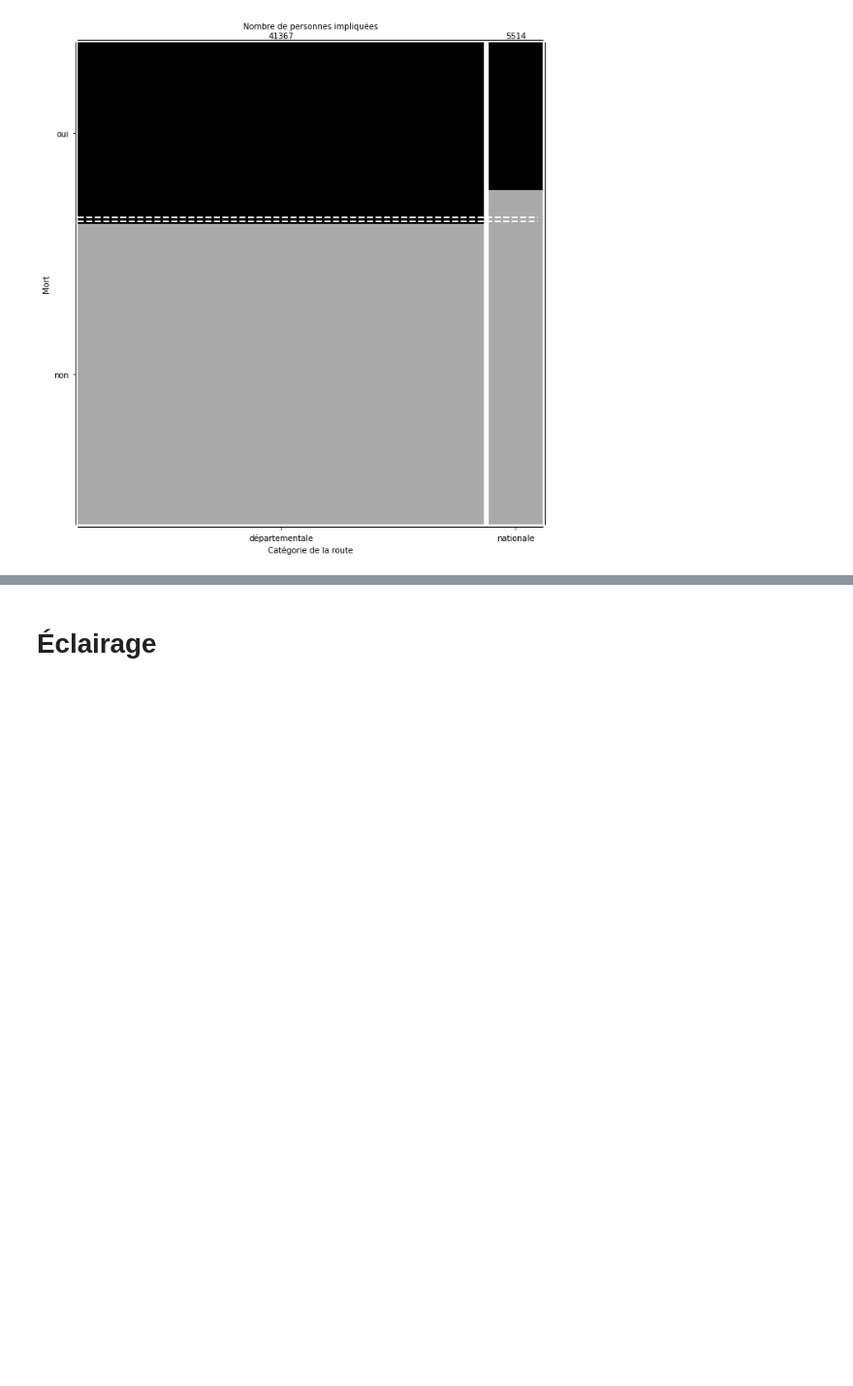
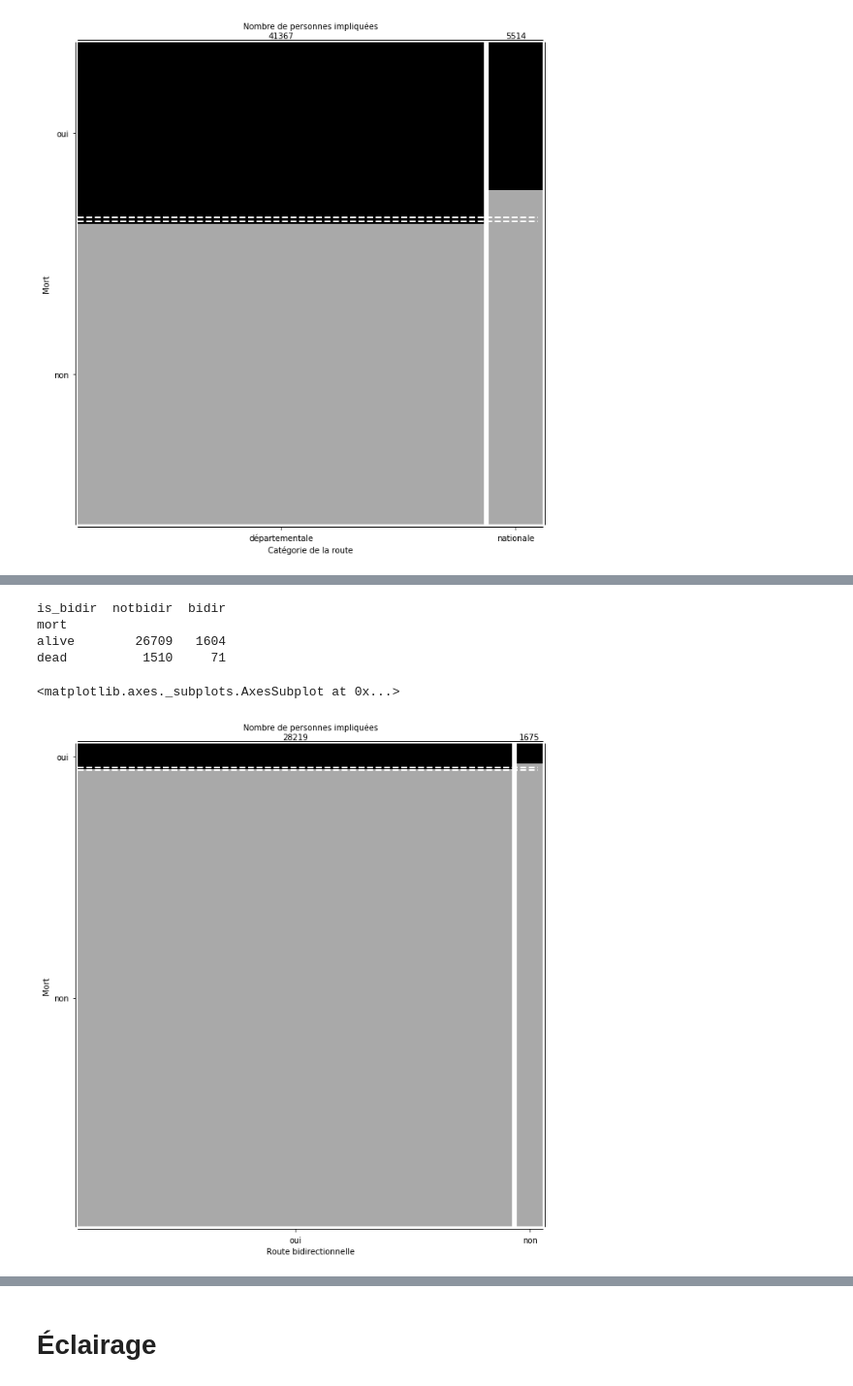
Before and after one commit to ericbenhamou/MASH_IPJ_2018, a Jupyter notebook: Untitled.ipynb, the cells around one changed output, grey strips where cells are left out. Shown: that part at 97% size. Cells and saved outputs as stored; diff of their text form; code cells hidden in the pictures; blank space fills up the shorter version.

```diff
--- a/Untitled.ipynb
+++ b/Untitled.ipynb
@@ -595,3 +603,30 @@ alive       3820  25815
 dead        1694  15552
 <matplotlib.axes._subplots.AxesSubplot at 0x...>
 [figure]
+# %%
+accidents_nat_dep = accidents[ accidents['catr'].isin({2,3})]
+accidents_nat_dep["mort"] = (accidents_int["grav"] == 2)
+accidents_nat_dep["grav_fatal"] = accidents_nat_dep["grav"].isin({2,3})
+accidents_nat_dep["is_bidir"] = accidents_nat_dep["circ"] == 3
+
+print("Test du chi2 : la bidirectionnalité est-elle indépendante de"\
+      "indépendant de la gravité de l’accident ?")
+ct_grav_bidir_denormalized = pd.crosstab(accidents_nat_dep["grav"], accidents_nat_dep["is_bidir"])
+res_test = scs.chi2_contingency(ct_grav_bidir_denormalized)
+print("La p-value est de {:.2e}.".format(res_test[1]))
+print()
+
+print("Test du chi2 : indépendance des chances de mourir et d’être sur route bidirectionnelle ?")
+res_test = scs.pearsonr(accidents_nat_dep['is_bidir'],
+                        accidents_nat_dep['mort'])
+p_value = res_test[1]
+print("La p-value est de {:.2e}.".format(p_value))
+print("La corrélation est de {:.2e}.".format(res_test[0]))
+print()
+
+print("Test du chi2 : indépendance des chances de mourir ou être blessé grave et d’être sur route bidirectionnelle ?")
+res_test = scs.pearsonr(accidents_nat_dep['is_bidir'],
+                        accidents_nat_dep['grav_fatal'])
+p_value = res_test[1]
+print("La p-value est de {:.2e}.".format(p_value))
+print("La corrélation est de {:.2e}.".format(res_test[0]))
@@ -597,0 +659,23 @@ dead        1694  15552
+# %%
+#Mosaic plot mort vs. route_bidirectionnelle
+ct_mort_bidir = pd.crosstab(accidents_nat_dep["mort"], accidents_nat_dep["is_bidir"])
+ct_mort_bidir = ct_mort_bidir.rename(index={True: "dead", False: "alive"})
+ct_mort_bidir = ct_mort_bidir.rename(columns={True: "bidir", False: "notbidir"})
+print(ct_mort_bidir)
+N = np.sum(ct_mort_bidir.values)
+phat = np.sum(ct_mort_bidir.values[0,:]) / N
+deltap = scs.norm.ppf(.975) * np.sqrt(phat * (1-phat) / N)
+mosaic_plot(ct_mort_bidir, {"dead": "black", "alive": "darkgrey"}, figsize=(10,10), pad_x=.01, pad_y=0,
+            x_label="Route bidirectionnelle", y_label="Mort",
+            row_labels=["non", "oui"],
+            col_labels=["oui", "non"],
+            top_label="Nombre de personnes impliquées",
+            lines=[(phat+deltap, "w--", {"linewidth": 2}),
+                   (phat-deltap, "w--", {"linewidth": 2})])
+# %% [output]
+is_bidir  notbidir  bidir
+mort
+alive        26709   1604
+dead          1510     71
+<matplotlib.axes._subplots.AxesSubplot at 0x...>
+[figure, added]
```
Also changed, not shown: parts of 4 cells of this notebook.
